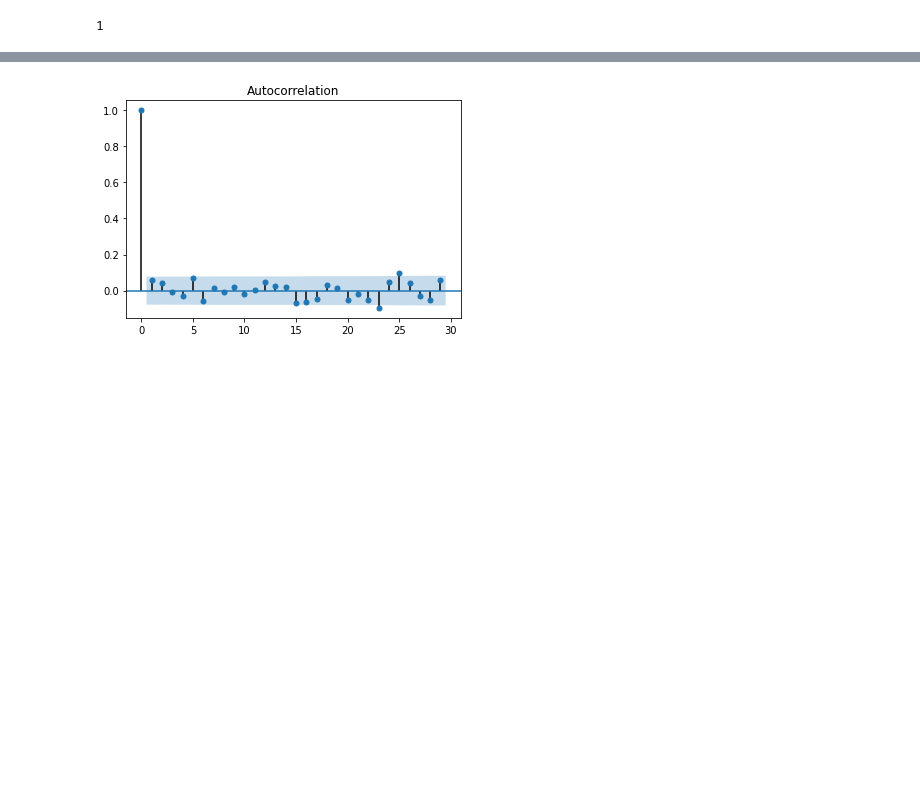
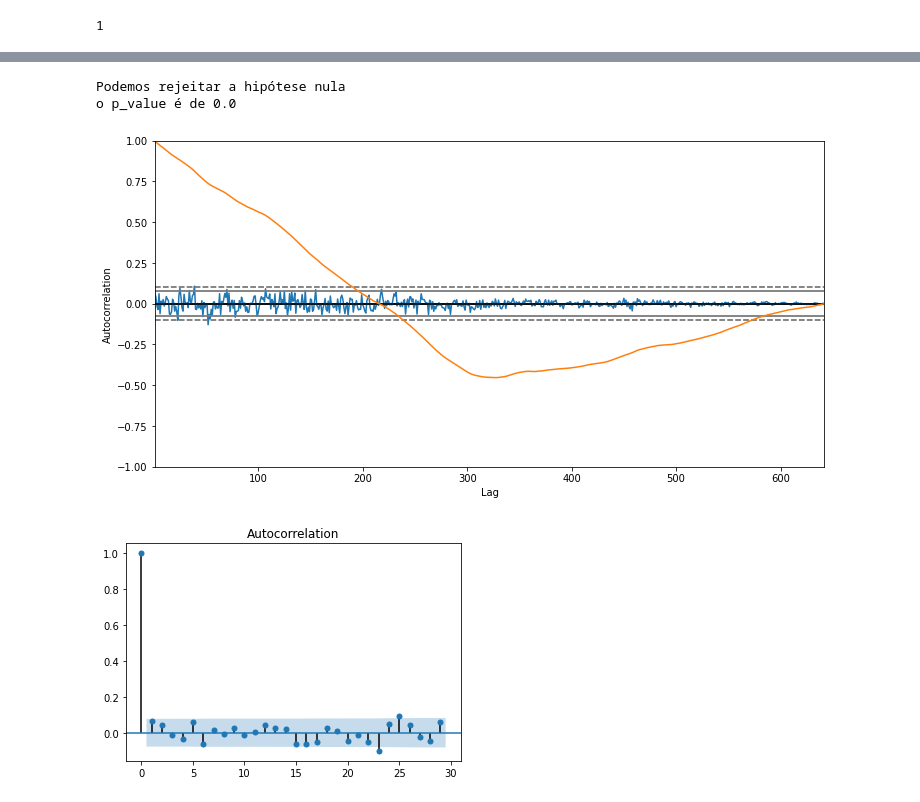
Before and after one commit to ClarisseAlvarenga/lives_twitch, a Jupyter notebook: BCB/Extract_BCB.ipynb, the cells around one changed output, grey strips where cells are left out. Saved outputs shown, nothing was run; the diff lists cells and outputs as text; code cells hidden in the pictures; blank space fills up the shorter version.

```diff
--- a/BCB/Extract_BCB.ipynb
+++ b/BCB/Extract_BCB.ipynb
@@ -416,6 +479,19 @@ Critical Values:
         1%: -3.441
         5%: -2.866
         10%: -2.569
+# %%
+testa_p_value(result[1])
+# %% [output]
+Podemos rejeitar a hipótese nula
+o p_value é de 0.0
+# %%
+plt.figure(figsize=(12,6))
+#autocorrelação da série estacionária (verde)
+autocorrelation_plot(cambio_3anos['aumento'][1:])
+#autocorrelação da série não estacionária( laranja)
+autocorrelation_plot(cambio_3anos['valor'][1:]);
+# %% [output]
+[figure, added]
 # %%
 #usando a função do statsmodels para autocorrelação.
 #alta sazonalidade se reflete em valores altos
```
Also changed, not shown: parts of 48 cells of this notebook.
